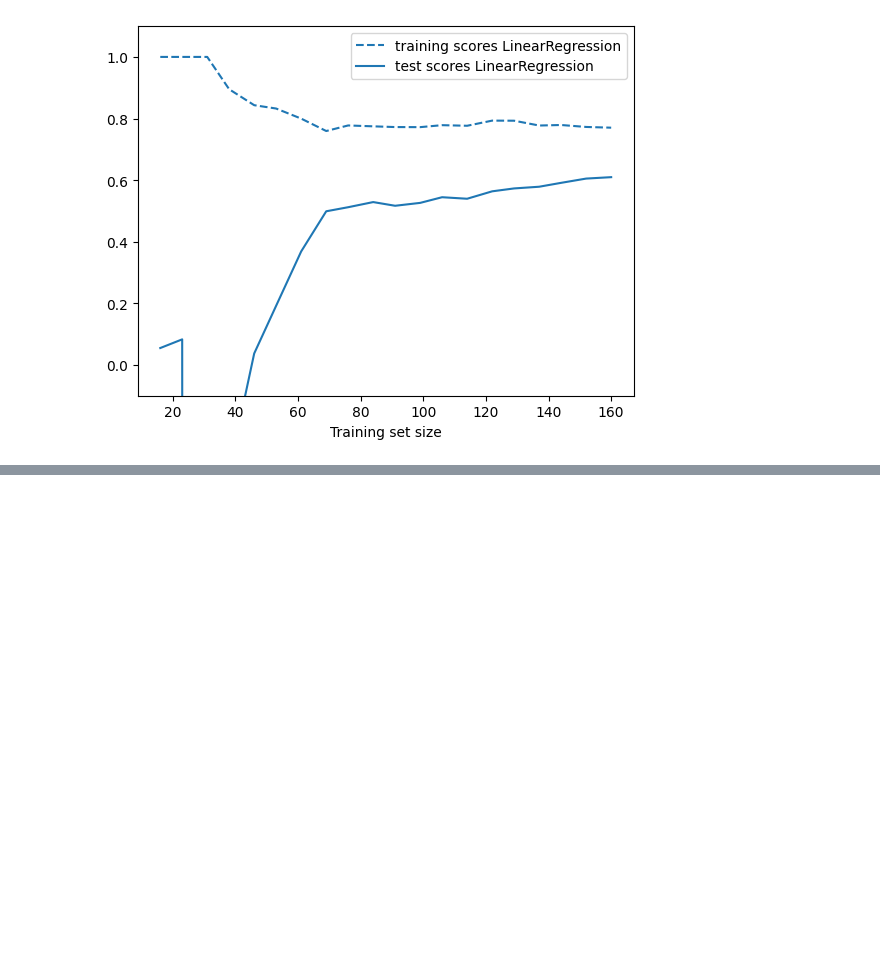
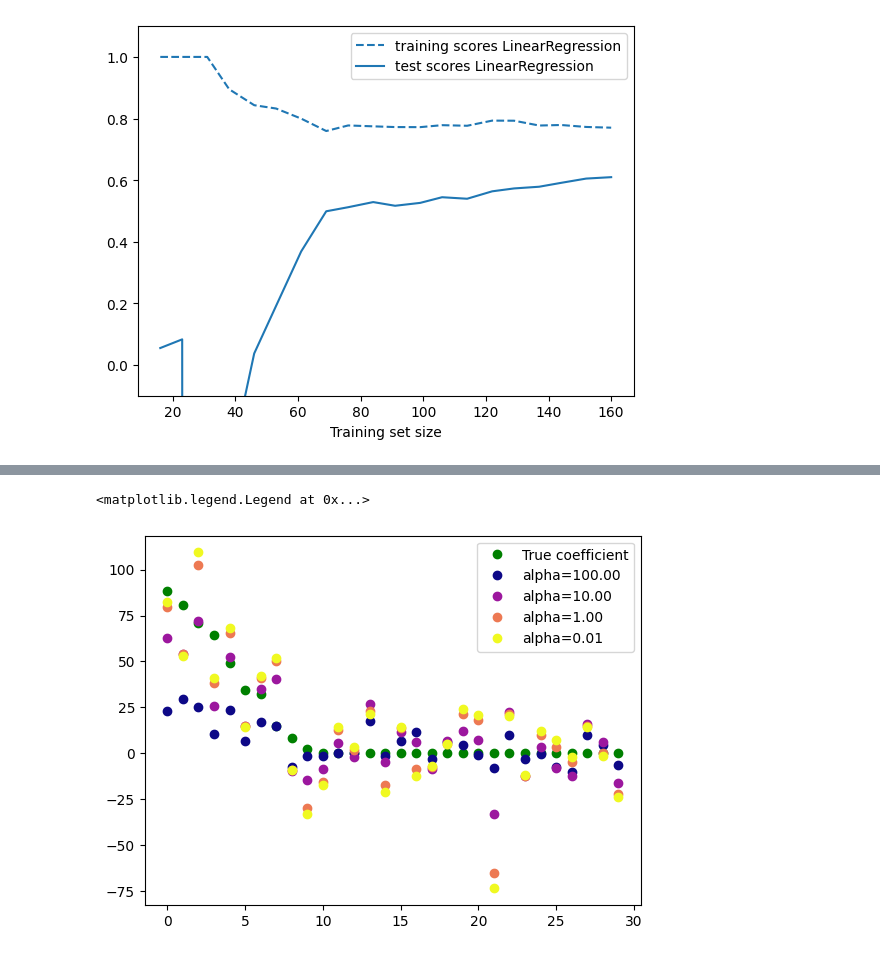
Before and after one commit to AminAbdiyan/deepLearning, a Jupyter notebook: 07-linear_models.ipynb, the cells around one changed output, grey strips where cells are left out. Saved outputs shown, nothing was run; the diff lists cells and outputs as text; code cells hidden in the pictures; blank space fills up the shorter version.

```diff
--- a/07-linear_models.ipynb
+++ b/07-linear_models.ipynb
@@ -60,0 +81,9 @@ plot_learning_curve(LinearRegression(), X, y)
+# %%
+plt.figure()
+plt.plot(true_coefficient[coefficient_sorting],"o",c="g",label="True coefficient")
+for i, alpha in enumerate(alphas):
+    plt.plot(ridge_models[alpha].coef_[coefficient_sorting],"o",label=f"alpha={alpha:.2f}",c=plt.cm.plasma(i/3))
+plt.legend(loc="best")
+# %% [output]
+<matplotlib.legend.Legend at 0x...>
+[figure, added]
```
Also changed, not shown: parts of 8 cells of this notebook.
